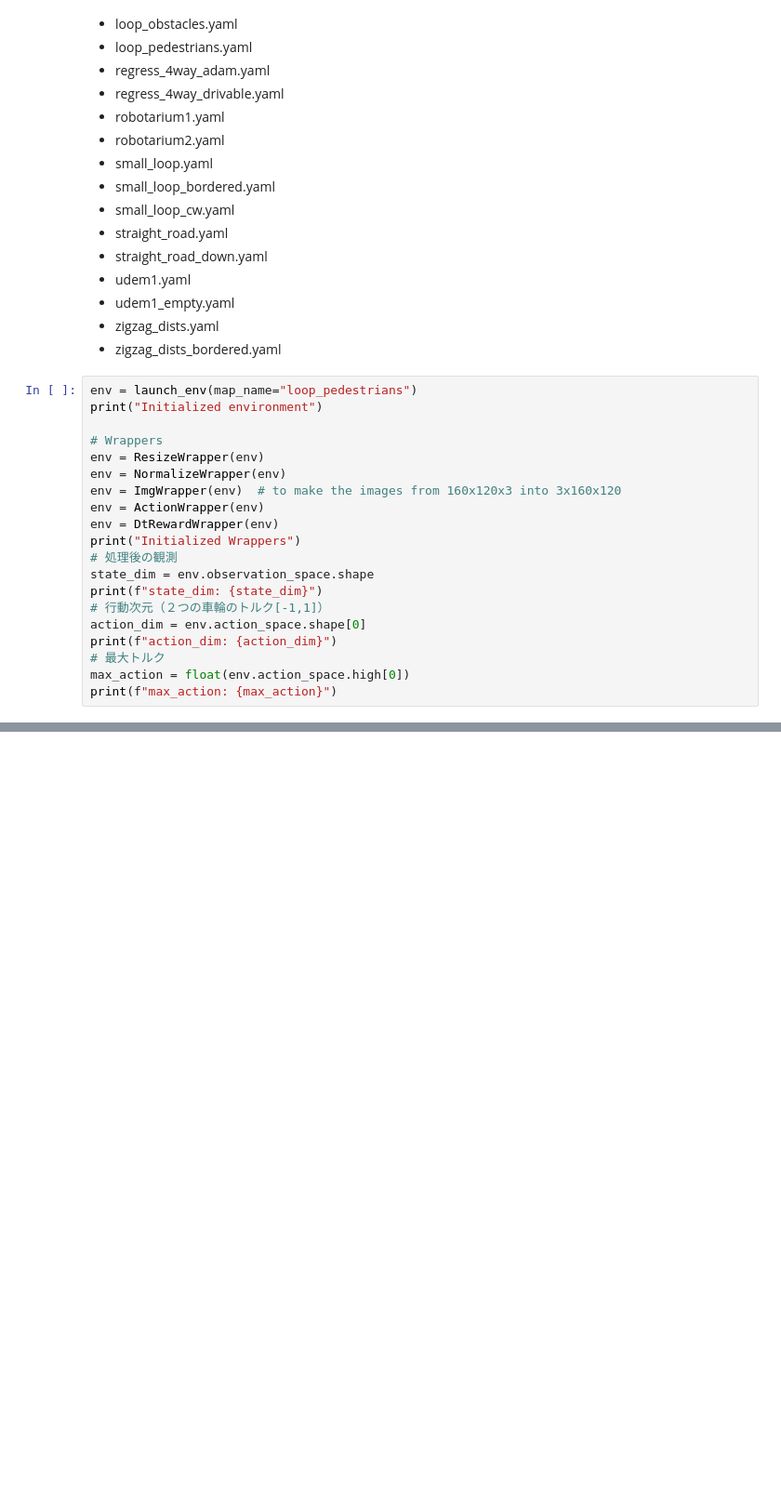
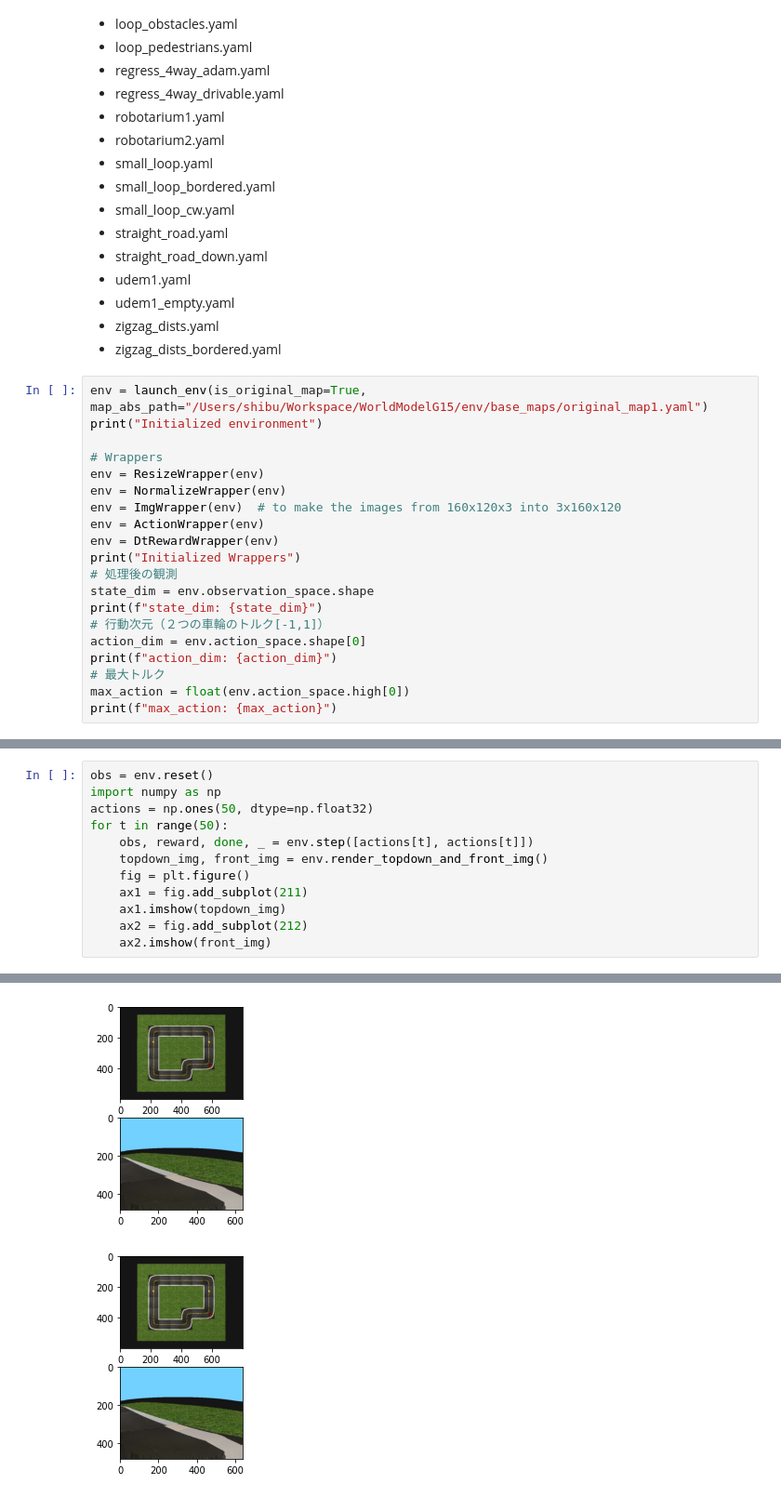
Before and after one commit to WorldModelG15/final-task, a Jupyter notebook: execution.ipynb, the cells around one changed output, grey strips where cells are left out. Shown at 93% size. Saved outputs shown, nothing was run; the diff lists cells and outputs as text; blank space fills up the shorter version.

```diff
--- a/execution.ipynb
+++ b/execution.ipynb
@@ -60,7 +60,7 @@ import matplotlib.pyplot as plt
 - zigzag_dists.yaml
 - zigzag_dists_bordered.yaml
 # %%
-env = launch_env(map_name="loop_pedestrians")
+env = launch_env(is_original_map=True, map_abs_path="/Users/shibu/Workspace/WorldModelG15/env/base_maps/original_map1.yaml")
 print("Initialized environment")
 
 # Wrappers
@@ -104,0 +113,13 @@ max_action: 1.0
+# %%
+obs = env.reset()
+import numpy as np
+actions = np.ones(50, dtype=np.float32)
+for t in range(50):
+    obs, reward, done, _ = env.step([actions[t], actions[t]])
+    topdown_img, front_img = env.render_topdown_and_front_img()
+    fig = plt.figure()
+    ax1 = fig.add_subplot(211)
+    ax1.imshow(topdown_img)
+    ax2 = fig.add_subplot(212)
+    ax2.imshow(front_img)
+# %% [output]
@@ -104,0 +143,2 @@ max_action: 1.0
+[figure, added]
+[figure, added]
```
Also changed, not shown: parts of 6 cells of this notebook.
